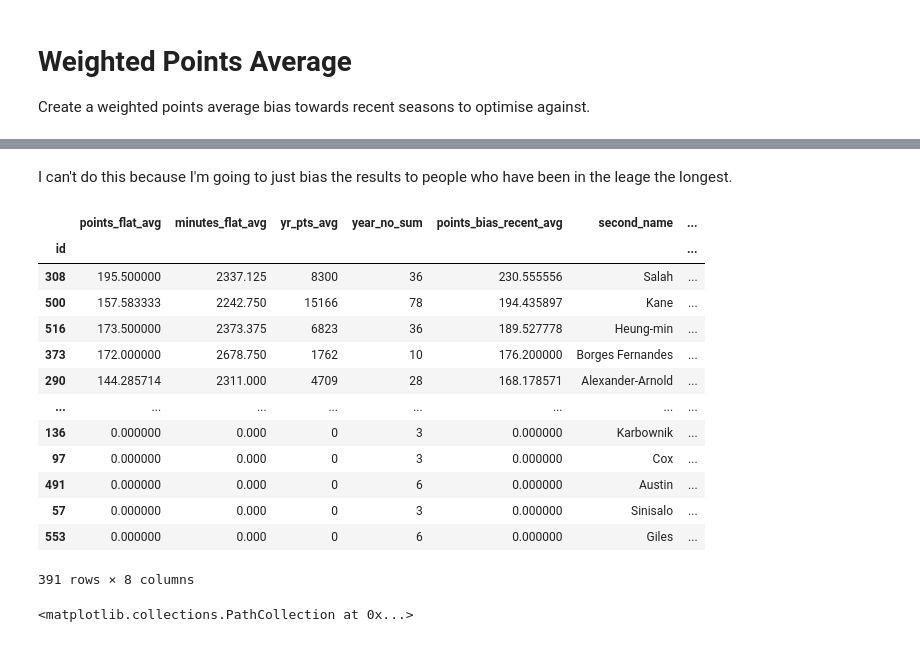
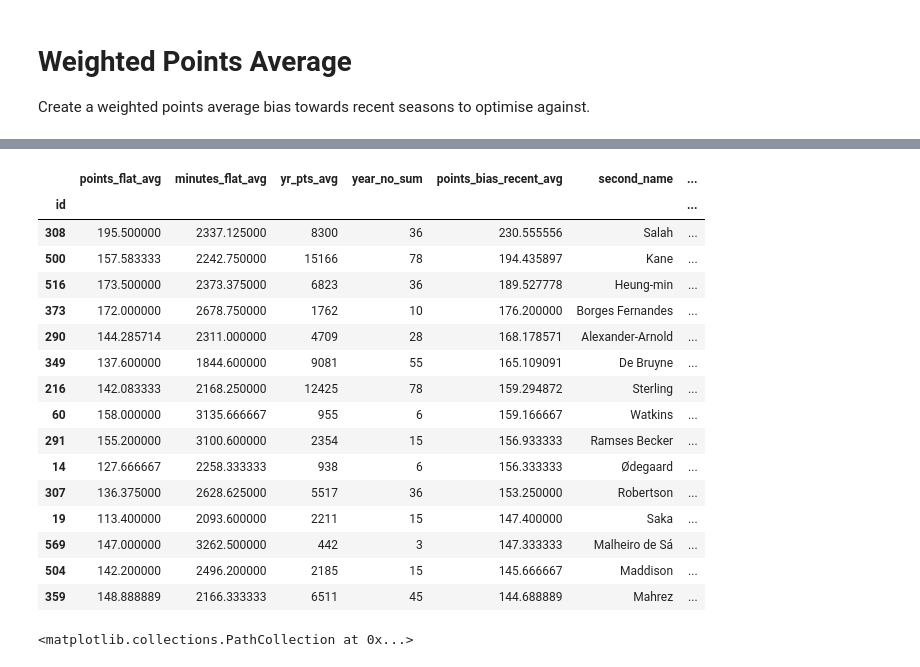
Before and after one commit to edwardhutchinson/fantasy-football-epl, a Jupyter notebook: notebooks/metric_research.ipynb, the cells around one changed output, grey strips where cells are left out. Drawn from its saved outputs; the diff is of its cells as text; code cells hidden in the pictures.

```diff
--- a/notebooks/metric_research.ipynb
+++ b/notebooks/metric_research.ipynb
@@ -206,2 +194,0 @@ aggregates = historic_filtered[["total_points", "minutes"]].groupby(by=historic_
-# %% [markdown]
-I can't do this because I'm going to just bias the results to people who have been in the leage the longest.
@@ -215,20 +195,24 @@ aggregates["points_bias_recent_avg"] = aggregates["yr_pts_avg"] / aggregates["ye
 # %%
-aggregates.sort_values("points_bias_recent_avg", ascending=False).join(players[["second_name", "short_name", "position"]])
+# Check sensible results for weighted average
+aggregates.sort_values("points_bias_recent_avg", ascending=False).join(players[["second_name", "short_name", "position"]]).head(n=15)
 # %% [output]
 |  | points_flat_avg | minutes_flat_avg | yr_pts_avg | year_no_sum | points_bias_recent_avg | second_name | ... |
 | id |  |  |  |  |  |  | ... |
-| 308 | 195.500000 | 2337.125 | 8300 | 36 | 230.555556 | Salah | ... |
-| 500 | 157.583333 | 2242.750 | 15166 | 78 | 194.435897 | Kane | ... |
-| 516 | 173.500000 | 2373.375 | 6823 | 36 | 189.527778 | Heung-min | ... |
-| 373 | 172.000000 | 2678.750 | 1762 | 10 | 176.200000 | Borges Fernandes | ... |
-| 290 | 144.285714 | 2311.000 | 4709 | 28 | 168.178571 | Alexander-Arnold | ... |
-| ... | ... | ... | ... | ... | ... | ... | ... |
-| 136 | 0.000000 | 0.000 | 0 | 3 | 0.000000 | Karbownik | ... |
-| 97 | 0.000000 | 0.000 | 0 | 3 | 0.000000 | Cox | ... |
-| 491 | 0.000000 | 0.000 | 0 | 6 | 0.000000 | Austin | ... |
-| 57 | 0.000000 | 0.000 | 0 | 3 | 0.000000 | Sinisalo | ... |
-| 553 | 0.000000 | 0.000 | 0 | 6 | 0.000000 | Giles | ... |
+| 308 | 195.500000 | 2337.125000 | 8300 | 36 | 230.555556 | Salah | ... |
+| 500 | 157.583333 | 2242.750000 | 15166 | 78 | 194.435897 | Kane | ... |
+| 516 | 173.500000 | 2373.375000 | 6823 | 36 | 189.527778 | Heung-min | ... |
+| 373 | 172.000000 | 2678.750000 | 1762 | 10 | 176.200000 | Borges Fernandes | ... |
+| 290 | 144.285714 | 2311.000000 | 4709 | 28 | 168.178571 | Alexander-Arnold | ... |
+| 349 | 137.600000 | 1844.600000 | 9081 | 55 | 165.109091 | De Bruyne | ... |
+| 216 | 142.083333 | 2168.250000 | 12425 | 78 | 159.294872 | Sterling | ... |
+| 60 | 158.000000 | 3135.666667 | 955 | 6 | 159.166667 | Watkins | ... |
+| 291 | 155.200000 | 3100.600000 | 2354 | 15 | 156.933333 | Ramses Becker | ... |
+| 14 | 127.666667 | 2258.333333 | 938 | 6 | 156.333333 | Ødegaard | ... |
+| 307 | 136.375000 | 2628.625000 | 5517 | 36 | 153.250000 | Robertson | ... |
+| 19 | 113.400000 | 2093.600000 | 2211 | 15 | 147.400000 | Saka | ... |
+| 569 | 147.000000 | 3262.500000 | 442 | 3 | 147.333333 | Malheiro de Sá | ... |
+| 504 | 142.200000 | 2496.200000 | 2185 | 15 | 145.666667 | Maddison | ... |
+| 359 | 148.888889 | 2166.333333 | 6511 | 45 | 144.688889 | Mahrez | ... |
-391 rows × 8 columns
 # %%
 fig, ax = plt.subplots()
 ax.scatter(x="points_flat_avg", y="points_bias_recent_avg", data=aggregates, s=5)
```
Also changed, not shown: parts of 31 cells of this notebook, 1 other file.
